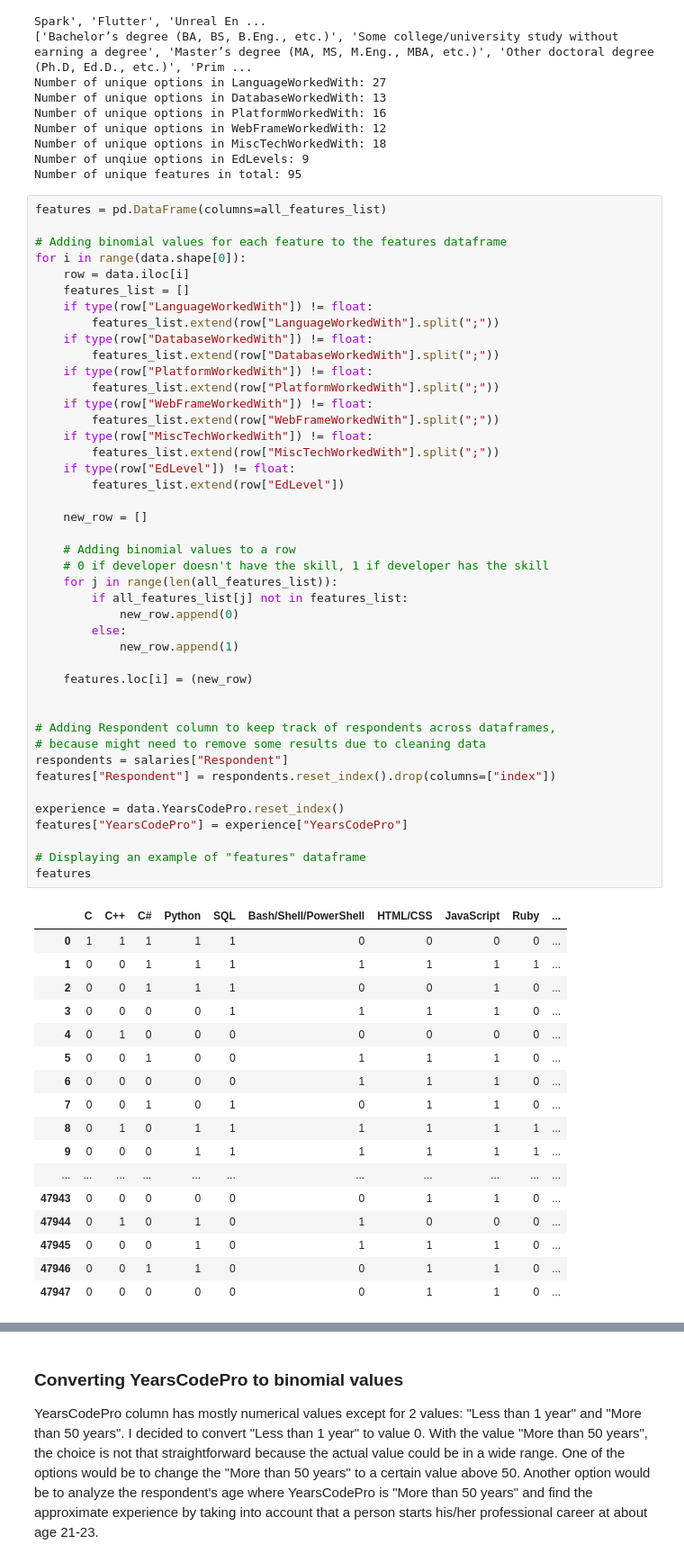
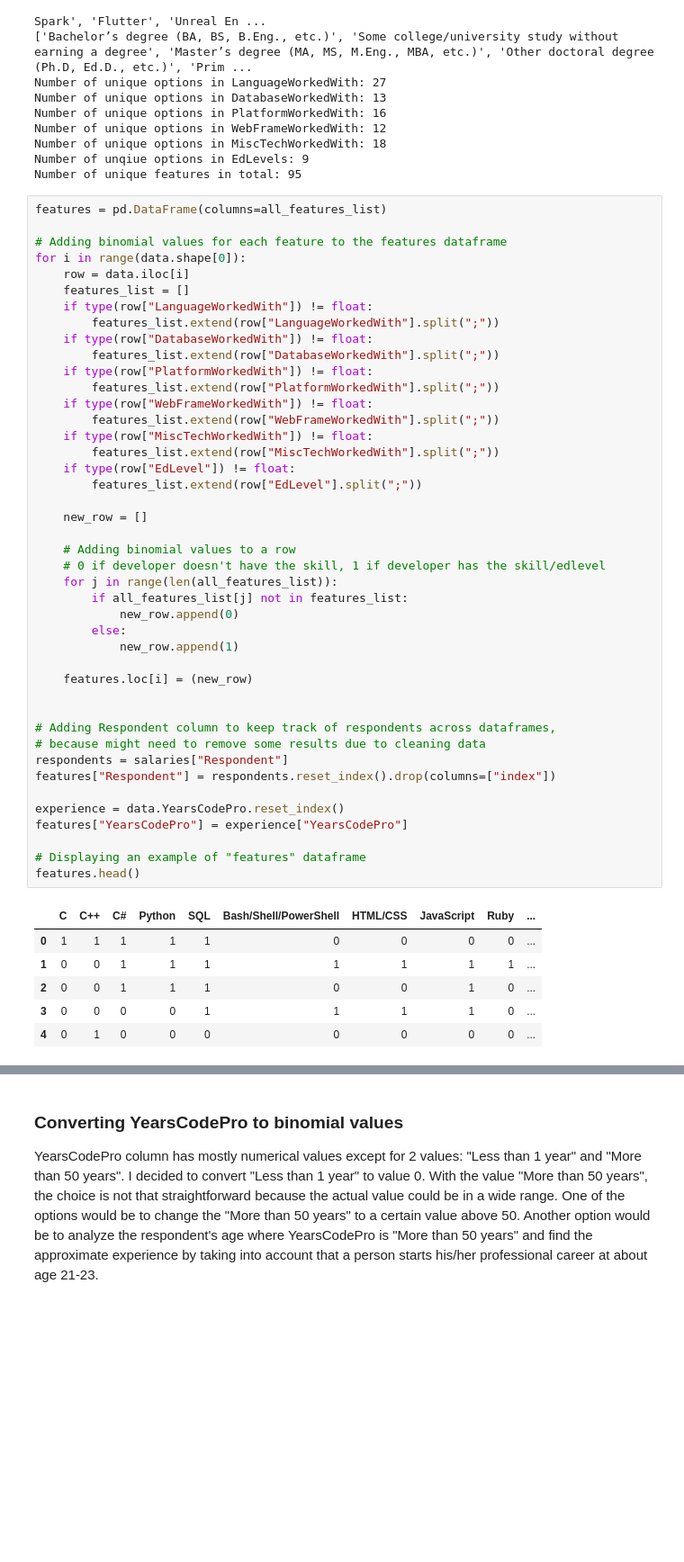
Before and after one commit to jkallson/Data-Science-Project, a Jupyter notebook: Salary.ipynb, the cells around one changed output, grey strips where cells are left out. Shown at 90% size. Saved outputs shown, nothing was run; the diff lists cells and outputs as text; blank space fills up the shorter version.

```diff
--- a/Salary.ipynb
+++ b/Salary.ipynb
@@ -268,46 +268,35 @@ for i in range(data.shape[0]):
     if type(row["MiscTechWorkedWith"]) != float:
         features_list.extend(row["MiscTechWorkedWith"].split(";"))
     if type(row["EdLevel"]) != float:
-        features_list.extend(row["EdLevel"])
+        features_list.extend(row["EdLevel"].split(";"))
 
     new_row = []
 
     # Adding binomial values to a row
-    # 0 if developer doesn't have the skill, 1 if developer has the skill
+    # 0 if developer doesn't have the skill, 1 if developer has the skill/edlevel
     for j in range(len(all_features_list)):
         if all_features_list[j] not in features_list:
             new_row.append(0)
         else:
             new_row.append(1)
 
     features.loc[i] = (new_row)
 
 
 # Adding Respondent column to keep track of respondents across dataframes,
 # because might need to remove some results due to cleaning data
 respondents = salaries["Respondent"]
 features["Respondent"] = respondents.reset_index().drop(columns=["index"])
 
 experience = data.YearsCodePro.reset_index()
 features["YearsCodePro"] = experience["YearsCodePro"]
 
 # Displaying an example of "features" dataframe
-features
+features.head()
 # %% [output]
 |  | C | C++ | C# | Python | SQL | Bash/Shell/PowerShell | HTML/CSS | JavaScript | Ruby | ... |
 | 0 | 1 | 1 | 1 | 1 | 1 | 0 | 0 | 0 | 0 | ... |
 | 1 | 0 | 0 | 1 | 1 | 1 | 1 | 1 | 1 | 1 | ... |
 | 2 | 0 | 0 | 1 | 1 | 1 | 0 | 0 | 1 | 0 | ... |
 | 3 | 0 | 0 | 0 | 0 | 1 | 1 | 1 | 1 | 0 | ... |
 | 4 | 0 | 1 | 0 | 0 | 0 | 0 | 0 | 0 | 0 | ... |
-| 5 | 0 | 0 | 1 | 0 | 0 | 1 | 1 | 1 | 0 | ... |
-| 6 | 0 | 0 | 0 | 0 | 0 | 1 | 1 | 1 | 0 | ... |
-| 7 | 0 | 0 | 1 | 0 | 1 | 0 | 1 | 1 | 0 | ... |
-| 8 | 0 | 1 | 0 | 1 | 1 | 1 | 1 | 1 | 1 | ... |
-| 9 | 0 | 0 | 0 | 1 | 1 | 1 | 1 | 1 | 1 | ... |
-| ... | ... | ... | ... | ... | ... | ... | ... | ... | ... | ... |
-| 47943 | 0 | 0 | 0 | 0 | 0 | 0 | 1 | 1 | 0 | ... |
-| 47944 | 0 | 1 | 0 | 1 | 0 | 1 | 0 | 0 | 0 | ... |
-| 47945 | 0 | 0 | 0 | 1 | 0 | 1 | 1 | 1 | 0 | ... |
-| 47946 | 0 | 0 | 1 | 1 | 0 | 0 | 1 | 1 | 0 | ... |
-| 47947 | 0 | 0 | 0 | 0 | 0 | 0 | 1 | 1 | 0 | ... |
```
Also changed, not shown: parts of 48 cells of this notebook, 6 other files.
